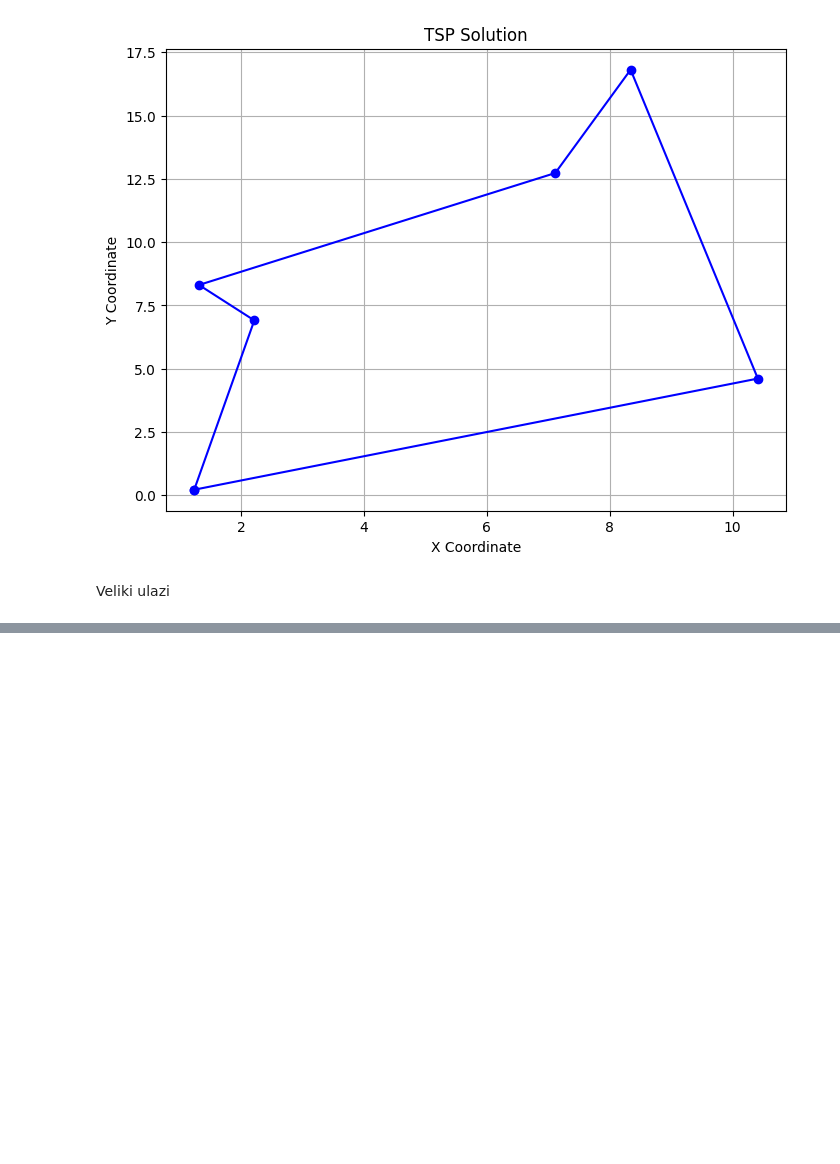
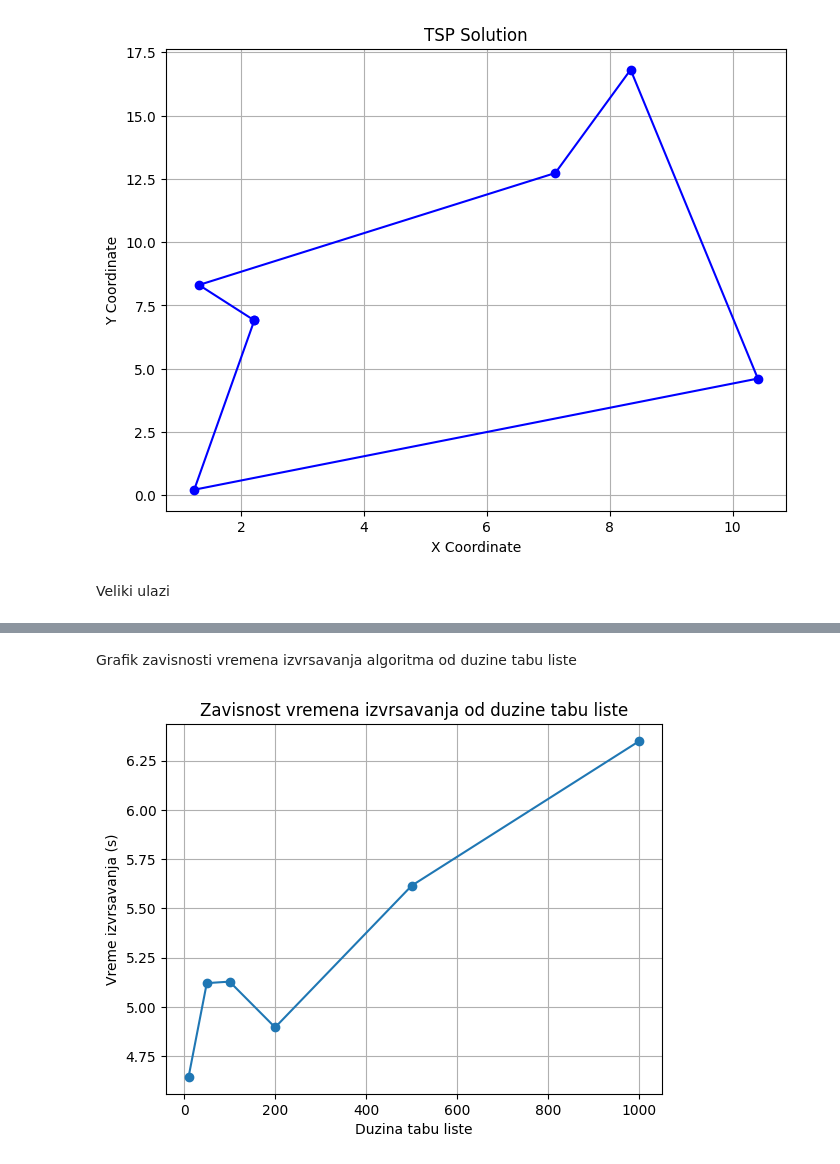
Before and after one commit to sakisa2/RI, a Jupyter notebook: tabu_search_tsp.ipynb, the cells around one changed output, grey strips where cells are left out. Drawn from its saved outputs; the diff is of its cells as text; code cells hidden in the pictures; blank space fills up the shorter version.

```diff
--- a/tabu_search_tsp.ipynb
+++ b/tabu_search_tsp.ipynb
@@ -205,0 +221,25 @@ Vreme izvrsavanja algoritma: 4.7804765701293945 seconds
+# %% [markdown]
+Grafik zavisnosti vremena izvrsavanja algoritma od duzine tabu liste
+# %%
+tabu_length_list = [10, 50, 100, 200, 500, 1000]
+execution_time_list = []
+
+for tabu_length in tabu_length_list:
+    start_time = time.time()
+
+    best_solution, best_value = tabu_search_tsp(cities_coordinates, num_iterations, tabu_length)
+
+    end_time = time.time()
+
+    execution_time = end_time - start_time
+    execution_time_list.append(execution_time)
+
+
+plt.plot(tabu_length_list, execution_time_list, marker='o')
+plt.title('Zavisnost vremena izvrsavanja od duzine tabu liste')
+plt.xlabel('Duzina tabu liste')
+plt.ylabel('Vreme izvrsavanja (s)')
+plt.grid(True)
+plt.show()
+# %% [output]
+[figure, added]
```
Also changed, not shown: parts of 5 cells of this notebook, 1 other file.
